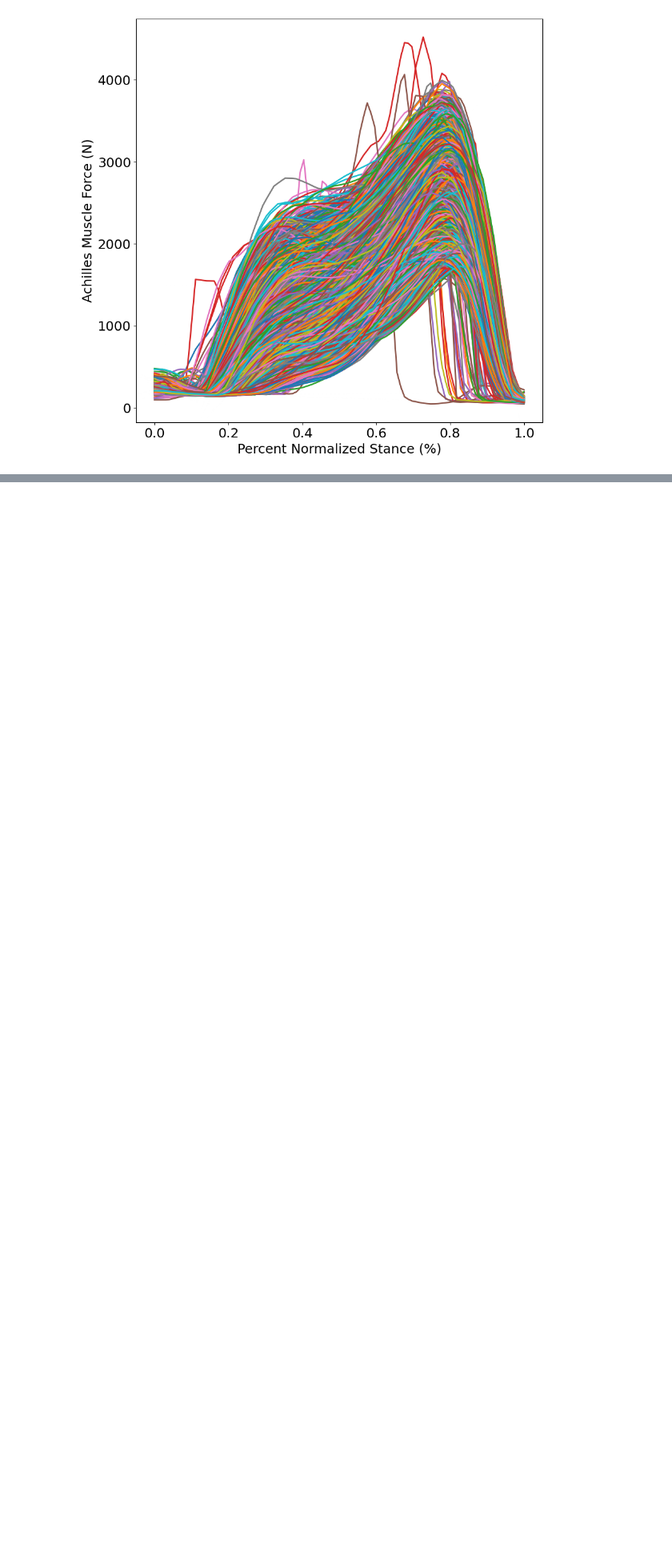
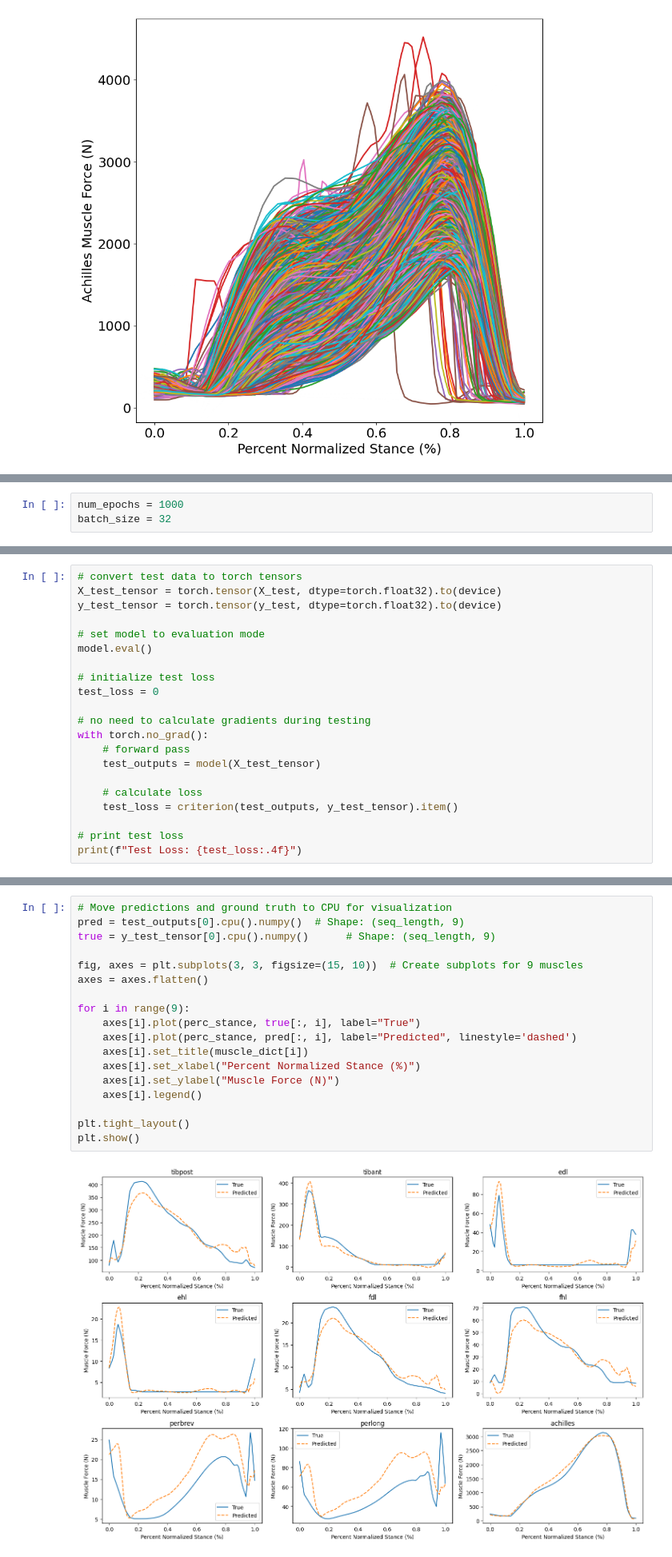
Before and after one commit to anth0nyhle/GRFMuscleModel, a Jupyter notebook: scripts/Transformer.ipynb, the cells around one changed output, grey strips where cells are left out. Shown at 80% size. Cells and saved outputs as stored; diff of their text form; blank space fills up the shorter version.

```diff
--- a/scripts/Transformer.ipynb
+++ b/scripts/Transformer.ipynb
@@ -89,0 +144,3 @@ plt.yticks(fontsize=18)
+# %%
+num_epochs = 1000
+batch_size = 32
@@ -89,0 +285,21 @@ plt.yticks(fontsize=18)
+# %%
+# convert test data to torch tensors
+X_test_tensor = torch.tensor(X_test, dtype=torch.float32).to(device)
+y_test_tensor = torch.tensor(y_test, dtype=torch.float32).to(device)
+
+# set model to evaluation mode
+model.eval()
+
+# initialize test loss
+test_loss = 0
+
+# no need to calculate gradients during testing
+with torch.no_grad():
+    # forward pass
+    test_outputs = model(X_test_tensor)
+
+    # calculate loss
+    test_loss = criterion(test_outputs, y_test_tensor).item()
+
+# print test loss
+print(f"Test Loss: {test_loss:.4f}")
@@ -89,0 +308,20 @@ plt.yticks(fontsize=18)
+# %%
+# Move predictions and ground truth to CPU for visualization
+pred = test_outputs[0].cpu().numpy()  # Shape: (seq_length, 9)
+true = y_test_tensor[0].cpu().numpy()      # Shape: (seq_length, 9)
+
+fig, axes = plt.subplots(3, 3, figsize=(15, 10))  # Create subplots for 9 muscles
+axes = axes.flatten()
+
+for i in range(9):
+    axes[i].plot(perc_stance, true[:, i], label="True")
+    axes[i].plot(perc_stance, pred[:, i], label="Predicted", linestyle='dashed')
+    axes[i].set_title(muscle_dict[i])
+    axes[i].set_xlabel("Percent Normalized Stance (%)")
+    axes[i].set_ylabel("Muscle Force (N)")
+    axes[i].legend()
+
+plt.tight_layout()
+plt.show()
+# %% [output]
+[figure, added]
```
Also changed, not shown: parts of 6 cells of this notebook, 9 other files.
